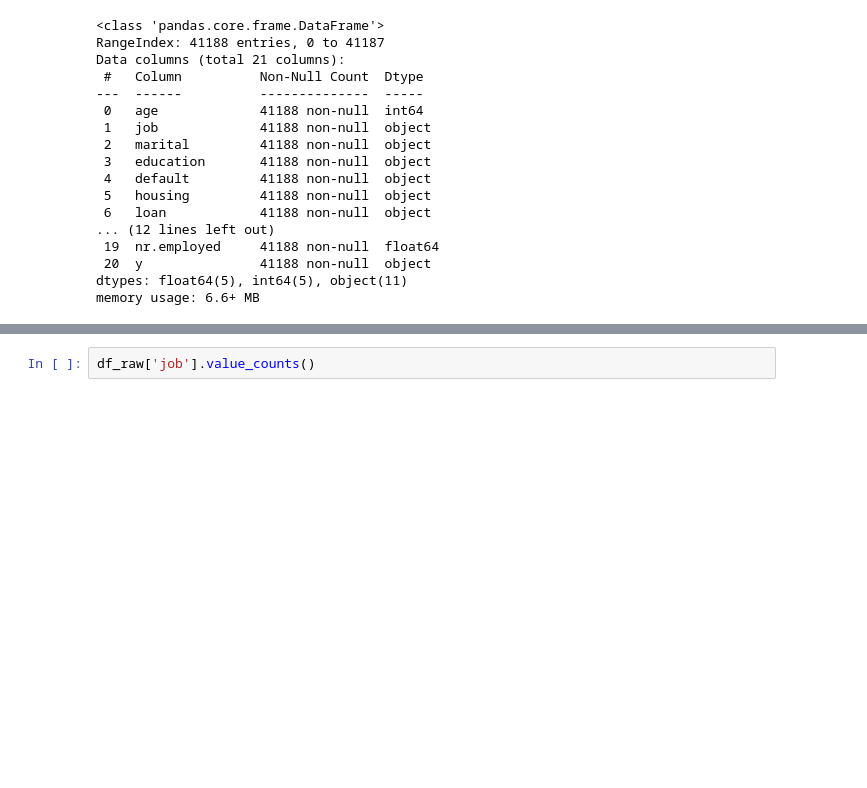
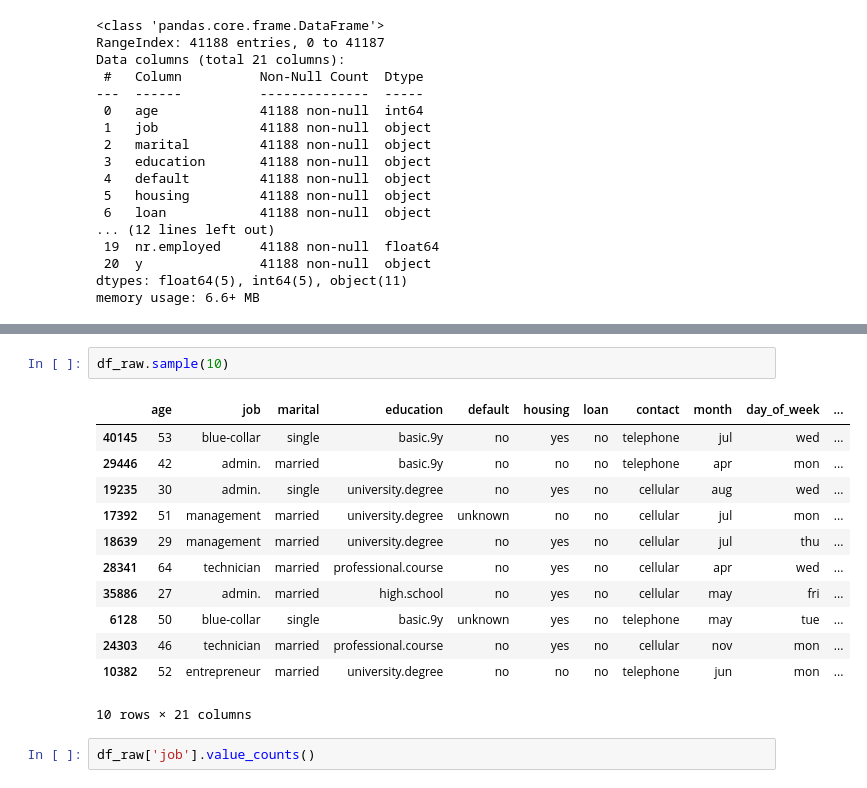
Before and after one commit to AlinaMendez/ML-op, a Jupyter notebook: src/explore.ipynb, the cells around one changed output, grey strips where cells are left out. Cells and saved outputs as stored; diff of their text form; blank space fills up the shorter version.

```diff
--- a/src/explore.ipynb
+++ b/src/explore.ipynb
@@ -39,3 +75,18 @@ memory usage: 6.6+ MB
+# %%
+df_raw.sample(10)
+# %% [output]
+|  | age | job | marital | education | default | housing | loan | contact | month | day_of_week | ... |
+| 40145 | 53 | blue-collar | single | basic.9y | no | yes | no | telephone | jul | wed | ... |
+| 29446 | 42 | admin. | married | basic.9y | no | no | no | telephone | apr | mon | ... |
+| 19235 | 30 | admin. | single | university.degree | no | yes | no | cellular | aug | wed | ... |
+| 17392 | 51 | management | married | university.degree | unknown | no | no | cellular | jul | mon | ... |
+| 18639 | 29 | management | married | university.degree | no | yes | no | cellular | jul | thu | ... |
+| 28341 | 64 | technician | married | professional.course | no | yes | no | cellular | apr | wed | ... |
+| 35886 | 27 | admin. | married | high.school | no | yes | no | cellular | may | fri | ... |
+| 6128 | 50 | blue-collar | single | basic.9y | unknown | yes | no | telephone | may | tue | ... |
+| 24303 | 46 | technician | married | professional.course | no | yes | no | cellular | nov | mon | ... |
+| 10382 | 52 | entrepreneur | married | university.degree | no | no | no | telephone | jun | mon | ... |
+10 rows × 21 columns
 # %%
 df_raw['job'].value_counts()
 # %% [output]
```
Also changed, not shown: parts of 27 cells of this notebook.
